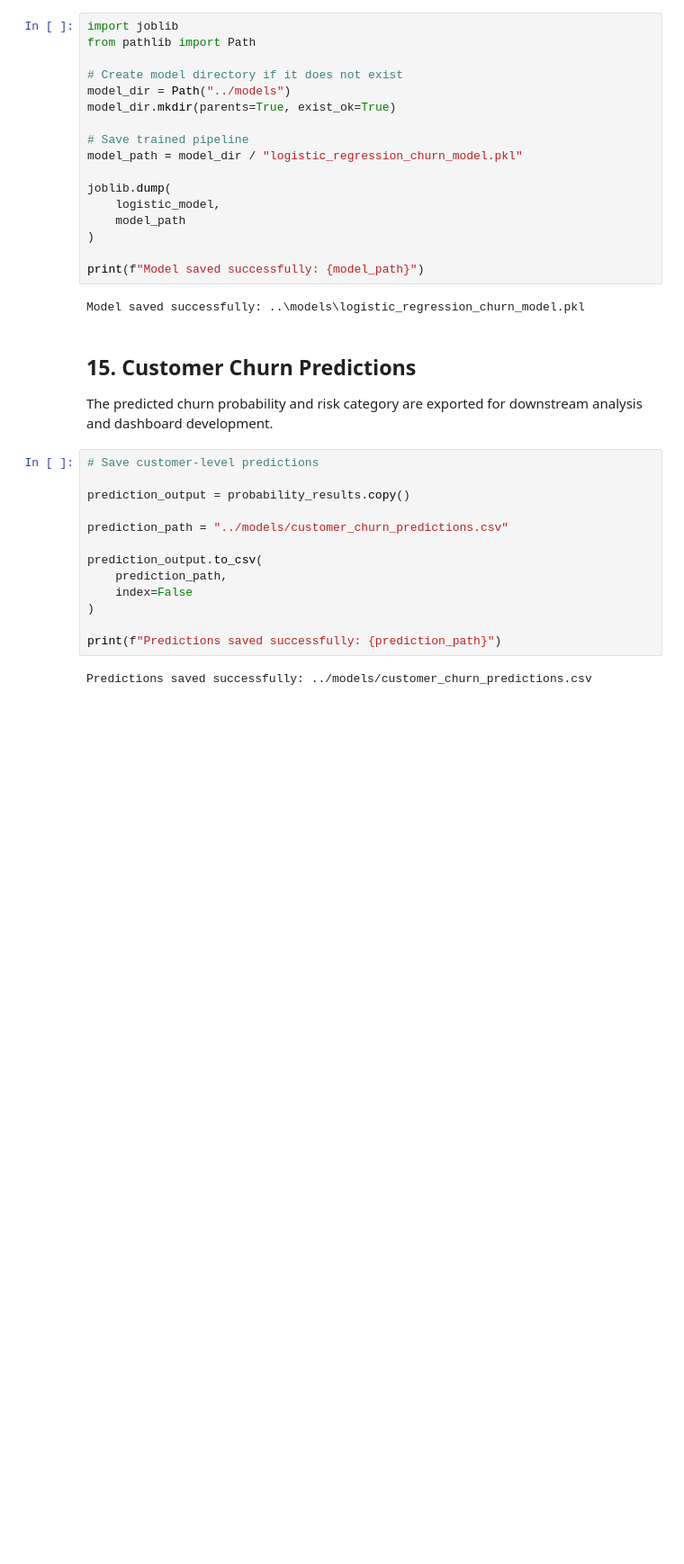
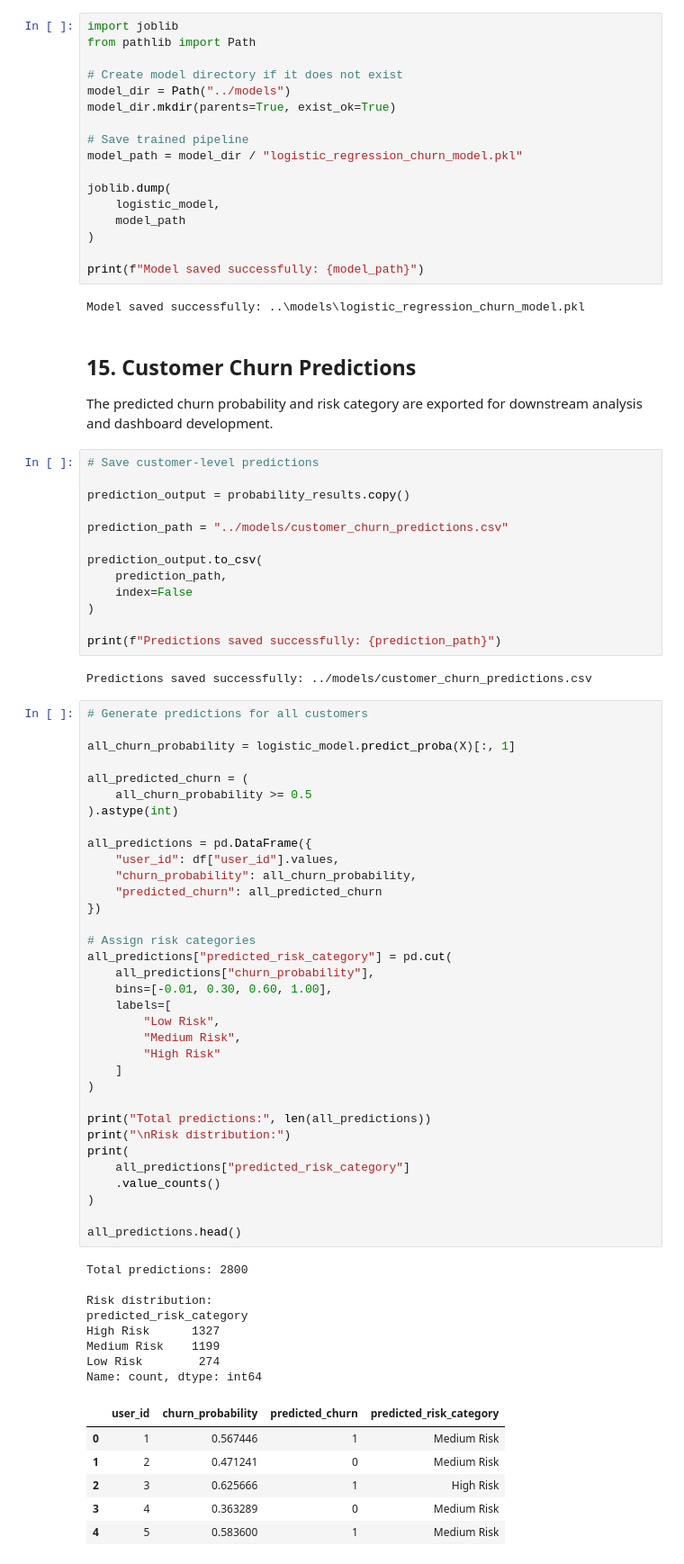
Before and after one commit to Dhineshmurali12/AI-Customer-Churn-Intelligence, a Jupyter notebook: notebooks/04_ML_Modeling_and_Baseline.ipynb, the cells around one changed output. Shown at 90% size. Cells and saved outputs as stored; diff of their text form; blank space fills up the shorter version.

```diff
--- a/notebooks/04_ML_Modeling_and_Baseline.ipynb
+++ b/notebooks/04_ML_Modeling_and_Baseline.ipynb
@@ -679,3 +689,52 @@ prediction_output.to_csv(
 print(f"Predictions saved successfully: {prediction_path}")
 # %% [output]
 Predictions saved successfully: ../models/customer_churn_predictions.csv
+# %%
+# Generate predictions for all customers
+
+all_churn_probability = logistic_model.predict_proba(X)[:, 1]
+
+all_predicted_churn = (
+    all_churn_probability >= 0.5
+).astype(int)
+
+all_predictions = pd.DataFrame({
+    "user_id": df["user_id"].values,
+    "churn_probability": all_churn_probability,
+    "predicted_churn": all_predicted_churn
+})
+
+# Assign risk categories
+all_predictions["predicted_risk_category"] = pd.cut(
+    all_predictions["churn_probability"],
+    bins=[-0.01, 0.30, 0.60, 1.00],
+    labels=[
+        "Low Risk",
+        "Medium Risk",
+        "High Risk"
+    ]
+)
+
+print("Total predictions:", len(all_predictions))
+print("\nRisk distribution:")
+print(
+    all_predictions["predicted_risk_category"]
+    .value_counts()
+)
+
+all_predictions.head()
+# %% [output]
+Total predictions: 2800
+
+Risk distribution:
+predicted_risk_category
+High Risk      1327
+Medium Risk    1199
+Low Risk        274
+Name: count, dtype: int64
+|  | user_id | churn_probability | predicted_churn | predicted_risk_category |
+| 0 | 1 | 0.567446 | 1 | Medium Risk |
+| 1 | 2 | 0.471241 | 0 | Medium Risk |
+| 2 | 3 | 0.625666 | 1 | High Risk |
+| 3 | 4 | 0.363289 | 0 | Medium Risk |
+| 4 | 5 | 0.583600 | 1 | Medium Risk |
```
Also changed, not shown: parts of 7 cells of this notebook, 6 other files.
